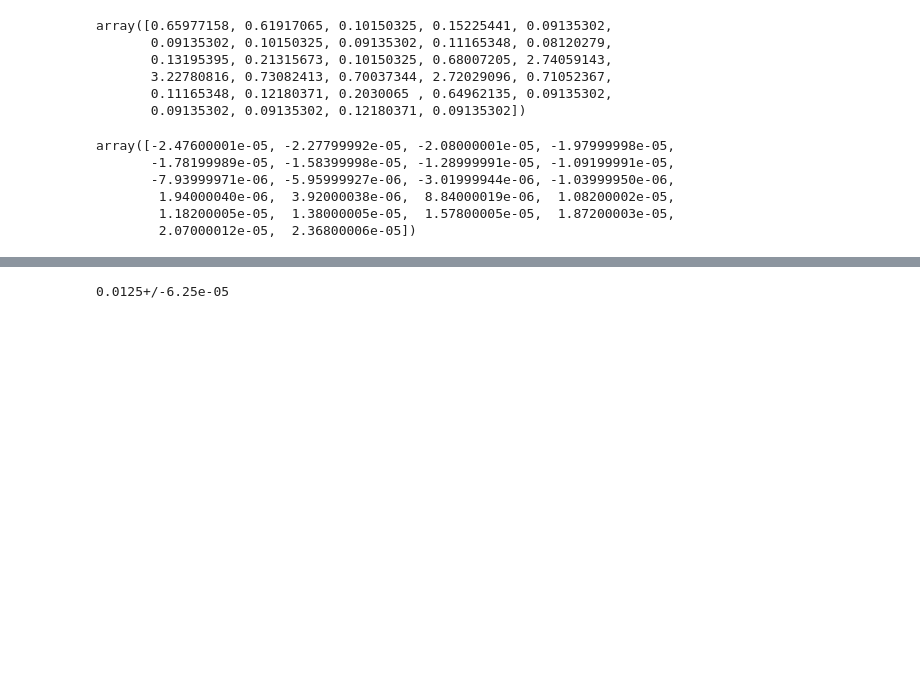
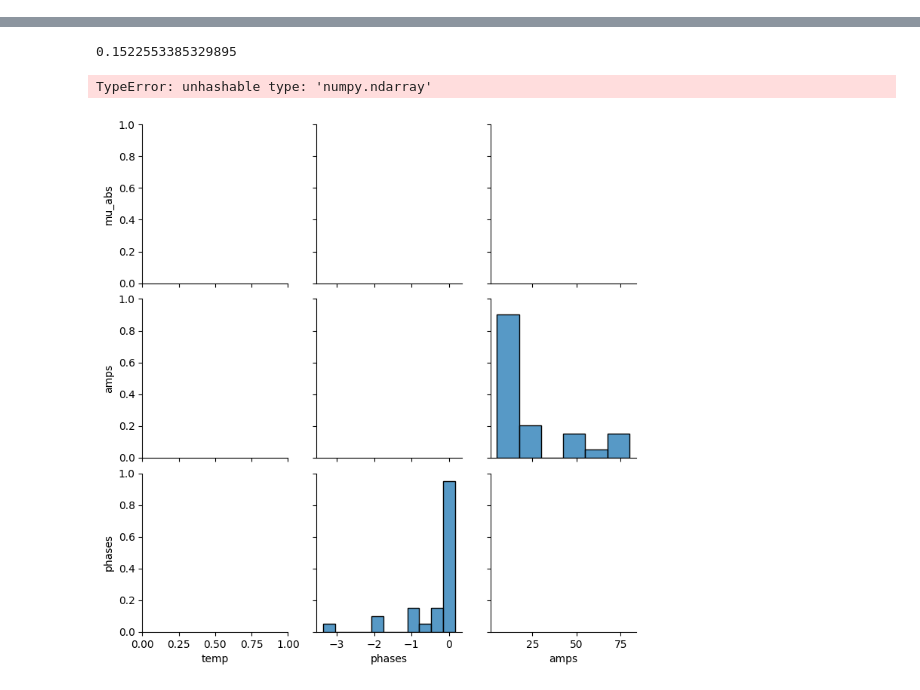
Before and after one commit to nilnil47/Lab-B, a Jupyter notebook: magnetisem/code/expension.ipynb, the cells around one changed output, grey strips where cells are left out. Cells and saved outputs as stored; diff of their text form; code cells hidden in the pictures; blank space fills up the shorter version.

```diff
--- a/magnetisem/code/expension.ipynb
+++ b/magnetisem/code/expension.ipynb
@@ -40,12 +43,12 @@ p = termo_dict['97']
 # %%
-def find_zeros(x, y):
-    return x[y == 0]
+def find_zeros(x, y, eps=0.001):
+    return x[ np.logical_and(-eps <= y, y <= eps)]
 
 def find_phase_diff(df, w):
-    p_0 = lab_tools.findzeros(df['t'], df['x'])[0][0]
-    p_1 = lab_tools.findzeros(df['t'], df['y'])[0][0]
-    # p_0 = find_zeros(np.array(df['t']), np.array(df['x']))[0]
-    # p_1 = find_zeros(np.array(df['t']), np.array(df['y']))[0]
+    # p_0 = lab_tools.findzeros(df['t'], df['x'])[0][0]
+    # p_1 = lab_tools.findzeros(df['t'], df['y'])[0][0]
+    p_0 = find_zeros(np.array(df['t']), np.array(df['x']))[0]
+    p_1 = find_zeros(np.array(df['t']), np.array(df['y']))[0]
 
     delta_p = w * (p_1 - p_0)
     return delta_p
@@ -54,5 +57,4 @@ phases = []
 
 for k,df in termo_dict.items():
     val = find_phase_diff(df, lab_tools.Constants.Termo.f_in)
-    print(val)
     phases.append(val)
@@ -110,6 +109,8 @@ for freq, df in copy.deepcopy(termo_dict).items():
 # %%
 from scipy.constants import mu_0 as mu_0
 import math
+
+dumy_phases = np.ones(len(phases))
 
 def calc_R_effective(amplitude, phase):
     return amplitude*np.cos(phase) - lab_tools.Constants.R
@@ -117,12 +118,12 @@ def calc_R_effective(amplitude, phase):
 def calc_L_effective(amplitude, phase):
     return amplitude*np.sin(phase)/(2*np.pi)
 
-def calc_mu(amplitude, phase, N, freq):
+def calc_mu(amplitude, phase, N_square, freq, A):
     l_effective = calc_L_effective(amplitude, phase)
     r_effective = calc_R_effective(amplitude, phase)
 
-    real_mu = np.abs(r_effective/(mu_0*freq*N**2))
-    im_mu = l_effective/(mu_0*freq*(N**2))
+    real_mu = np.abs(r_effective/(mu_0*freq*N_square*A))
+    im_mu = l_effective/(mu_0*freq*(N_square*A**2))
 
     # complex_mu = complex(real_mu, im_mu)
 
@@ -133,9 +134,9 @@ mu_df_with_errors = pd.DataFrame(columns=['temp', 'r_eff', 'l_eff', 'mu_r', 'mu_
 temps = get_temperature_from_file_names(termo_dict)
 
 for i in range(len(temps)):
-    r_eff, l_eff, mu_r_, mu_i_, mu_abs_ = calc_mu(amplitudes[i], phases[i], lab_tools.Constants.N, lab_tools.Constants.Termo.f_in)
-    mu_df.loc[i] = [temps[i], r_eff, l_eff, mu_r_, mu_i_, mu_abs_]
-    mu_df_with_errors.loc[i] = [
+    r_eff, l_eff, mu_r_, mu_i_, mu_abs_ = calc_mu(amplitudes[i], phases[i], lab_tools.Constants.N_square, lab_tools.Constants.Termo.f_in, lab_tools.Constants.A)
+    mu_df_with_errors.loc[i] = [temps[i], r_eff, l_eff, mu_r_, mu_i_, mu_abs_]
+    mu_df.loc[i] = [
         unumpy.nominal_values(temps[i]),
         unumpy.nominal_values(r_eff),
         unumpy.nominal_values(l_eff),
@@ -159,8 +160,8 @@ amp_phase_df['temps'] = temps
 amp_phase_df['phases'] = phases
 amp_phase_df['amps'] = unumpy.nominal_values(amplitudes)
 
-
-
+mu_df['phases'] = phases
+mu_df['amps'] = unumpy.nominal_values(amplitudes)
 
 
 # amplitudes = damy_amp
@@ -177,3 +178,5 @@ amp_phase_df['amps'] = unumpy.nominal_values(amplitudes)
 # for index in range(len(R_effective)):
 #     Real_mu.append(np.abs(R_effective[index]/(mu_0*frequencies[index]*(lab_tools.Constants.N**2))))
 #     Im_mu.append(L_effective[index]/(mu_0*frequencies[index]*(N**2)))
+
+mu_df
@@ -193,20 +215 @@ mplot(amp_phase_df['temps'], amp_phase_df['phases'], lambda x: np.cos(x))
-# %%
-np.array(amp_phase_df['phases'])
-# %% [output]
-array([0.65977158, 0.61917065, 0.10150325, 0.15225441, 0.09135302,
-       0.09135302, 0.10150325, 0.09135302, 0.11165348, 0.08120279,
-       0.13195395, 0.21315673, 0.10150325, 0.68007205, 2.74059143,
-       3.22780816, 0.73082413, 0.70037344, 2.72029096, 0.71052367,
-       0.11165348, 0.12180371, 0.2030065 , 0.64962135, 0.09135302,
-       0.09135302, 0.09135302, 0.12180371, 0.09135302])
-# %%
-d = find_zeros(np.array(df['t']), np.array(df['x']))
-d
-# %% [output]
-array([-2.47600001e-05, -2.27799992e-05, -2.08000001e-05, -1.97999998e-05,
-       -1.78199989e-05, -1.58399998e-05, -1.28999991e-05, -1.09199991e-05,
-       -7.93999971e-06, -5.95999927e-06, -3.01999944e-06, -1.03999950e-06,
-        1.94000040e-06,  3.92000038e-06,  8.84000019e-06,  1.08200002e-05,
-        1.18200005e-05,  1.38000005e-05,  1.57800005e-05,  1.87200003e-05,
-        2.07000012e-05,  2.36800006e-05])
 # %%
@@ -215,6 +218,11 @@ p.hvplot.scatter(x='t')
 # %% [output]
 [interactive output not drawn]
-# %%
-lab_tools.Constants.L
-# %% [output]
-0.0125+/-6.25e-05
+# %%
+find_phase_diff(p, lab_tools.Constants.Termo.f_in)
+# %% [output]
+0.1522553385329895
+# %%
+sns.pairplot(mu_df, x_vars=['temp', 'phases', 'amps'], y_vars=['mu_abs', 'amps', 'phases'])
+# %% [output]
+TypeError: unhashable type: 'numpy.ndarray'
+[figure, added]
```
Also changed, not shown: parts of 12 cells of this notebook.
